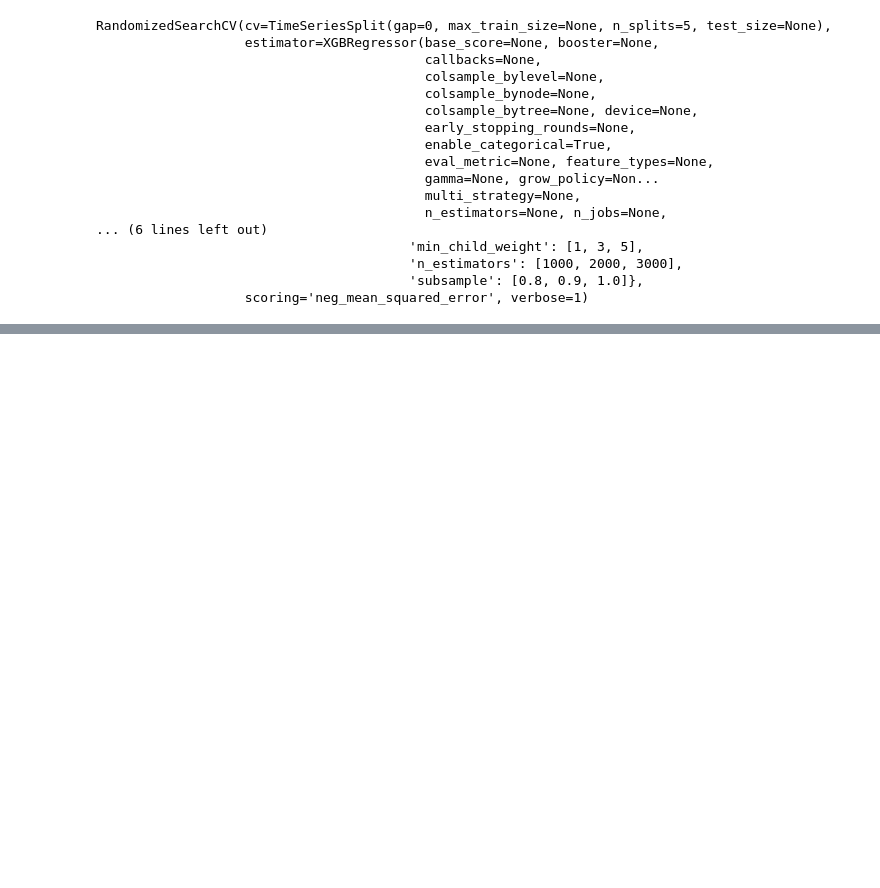
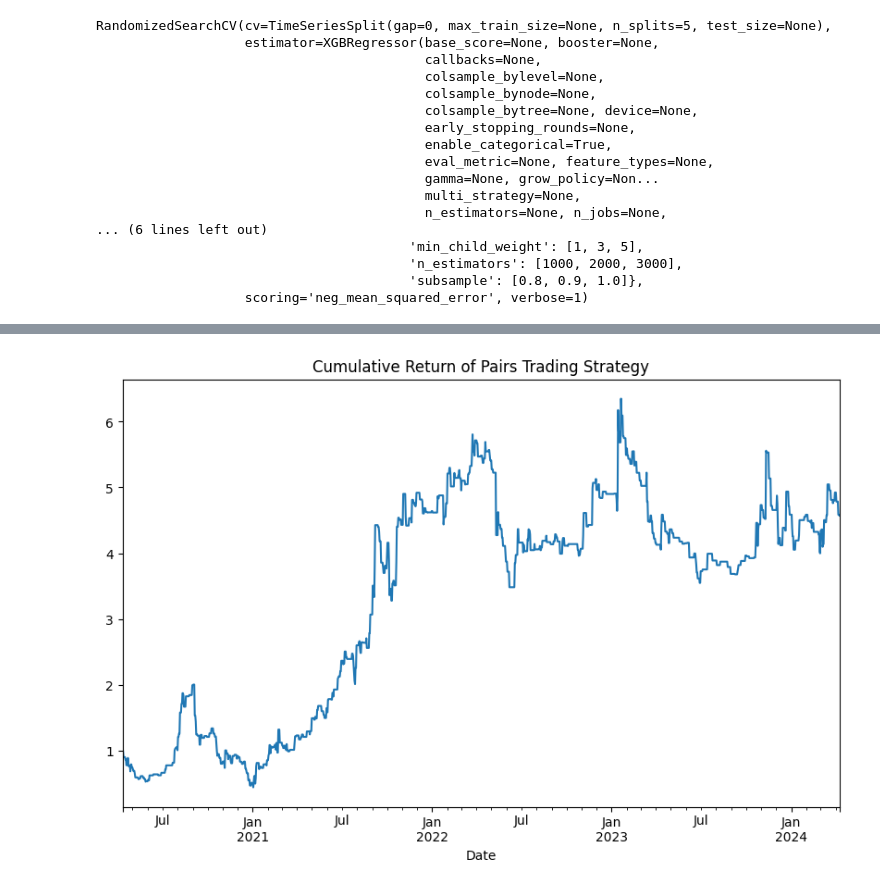
Before and after one commit to gappeah/Solana-ML-Forecast, a Jupyter notebook: main_xgboost copy.ipynb, the cells around one changed output, grey strips where cells are left out. Saved outputs shown, nothing was run; the diff lists cells and outputs as text; code cells hidden in the pictures; blank space fills up the shorter version.

```diff
--- a/main_xgboost copy.ipynb
+++ b/main_xgboost copy.ipynb
@@ -409,0 +475,20 @@ plt.show()
+# %%
+# Backtesting the Strategy
+# Define buy and sell signals based on correlation
+def trade_signal(row):
+    if row['BTC-GBP'] > 0.01 and row['SOL-GBP'] < 0.5:
+        return 'Buy SOL, Sell BTC'
+    elif row['BTC-GBP'] < -0.01 and row['SOL-GBP'] > 0.5:
+        return 'Buy BTC, Sell SOL'
+    else:
+        return 'No trade'
+
+''' A function that generates trading signals based on a threshold of 1% daily return.
+If Bitcoin rises by more than 1% and Solana falls by more than 5%,
+we generate a buy/sell signal (and vice versa).
+'''
+# Apply the trading signals
+daily_returns['Trade Signal'] = daily_returns.apply(trade_signal, axis=1)
+
+# Display the first few trade signals
+print(daily_returns[['BTC-GBP', 'SOL-GBP', 'Trade Signal']].head())
@@ -409,0 +503,27 @@ plt.show()
+# %%
+# Initialize portfolio returns
+portfolio_returns = []
+
+# Simulate trading returns based on signals
+for i in range(1, len(daily_returns)):
+    if daily_returns['Trade Signal'].iloc[i-1] == 'Buy SOL, Sell BTC':
+        portfolio_return = daily_returns['SOL-GBP'].iloc[i] - daily_returns['BTC-GBP'].iloc[i]
+    elif daily_returns['Trade Signal'].iloc[i-1] == 'Buy BTC, Sell SOL':
+        portfolio_return = daily_returns['BTC-GBP'].iloc[i] - daily_returns['SOL-GBP'].iloc[i]
+    else:
+        portfolio_return = 0
+    portfolio_returns.append(portfolio_return)
+
+# Add portfolio returns to dataframe
+daily_returns['Portfolio Return'] = [0] + portfolio_returns
+
+# Calculate cumulative returns
+daily_returns['Cumulative Return'] = (1 + daily_returns['Portfolio Return']).cumprod()
+
+# Plot cumulative returns
+plt.figure(figsize=(10, 6))
+daily_returns['Cumulative Return'].plot()
+plt.title('Cumulative Return of Pairs Trading Strategy')
+plt.show()
+# %% [output]
+[figure, added]
```
Also changed, not shown: parts of 15 cells of this notebook.
